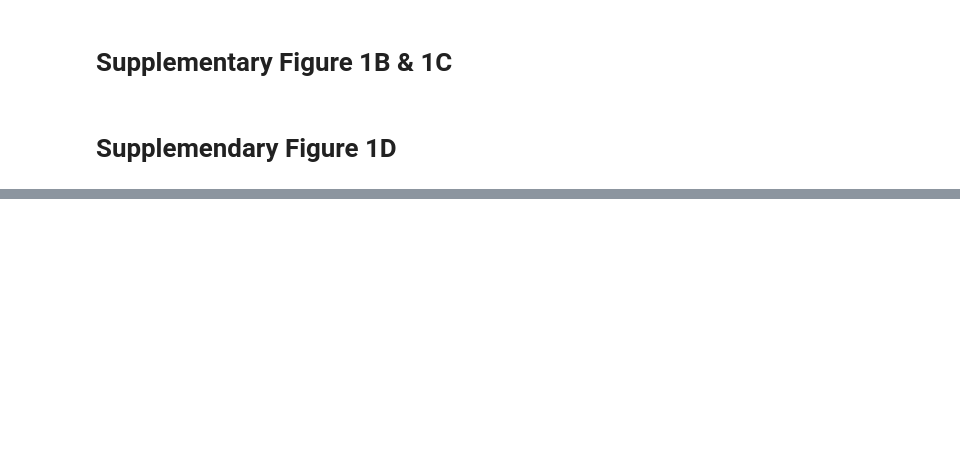
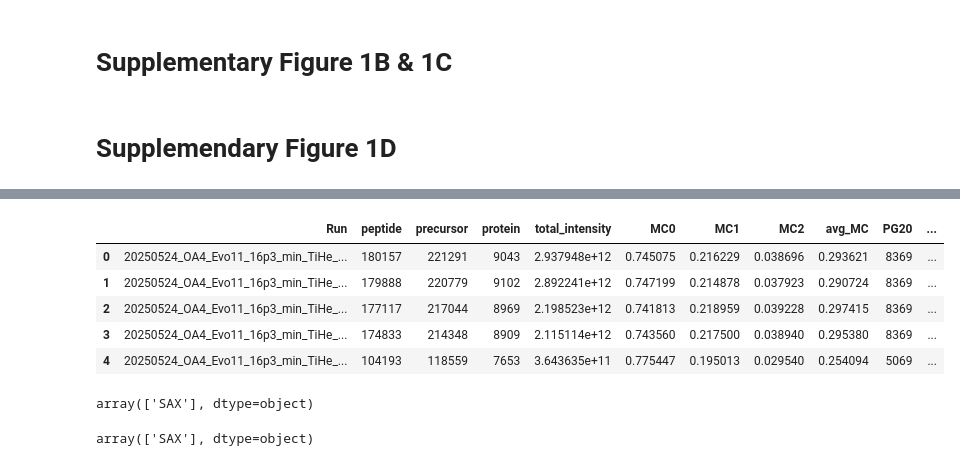
Before and after one commit to DenysOliinyk3007/SPEC-figures, a Jupyter notebook: SPEC_manuscript_Suppl_Figure1.ipynb, the cells around one changed output, grey strips where cells are left out. Drawn from its saved outputs; the diff is of its cells as text; code cells hidden in the pictures; blank space fills up the shorter version.

```diff
--- a/SPEC_manuscript_Suppl_Figure1.ipynb
+++ b/SPEC_manuscript_Suppl_Figure1.ipynb
@@ -177,0 +702,24 @@ fig.write_image(r'D:\Projects\SPEC\figs_raw\Suppl_Figure1b.pdf', width = 1000, h
+# %%
+from collections import defaultdict
+
+# Group experiments by file
+experiments_by_file = defaultdict(list)
+for exp in experiment_dict:
+    experiments_by_file[exp['path']].append(exp)
+
+# Process
+agg_stat_df = []
+for path, experiments in experiments_by_file.items():
+    df_full = cf.load_parquet_cached(path)
+    df_full = df_full[df_full['PG.Q.Value'] < 0.01]
+
+    for experiment in experiments:
+        _df_agg = cf.process_experiment(
+            df_full,
+            experiment,
+            protease='trypsin',
+            max_missed_cleavages=2
+        )
+        agg_stat_df.append(_df_agg)
+
+df = pd.concat(agg_stat_df, ignore_index=True)
@@ -177,0 +734,13 @@ fig.write_image(r'D:\Projects\SPEC\figs_raw\Suppl_Figure1b.pdf', width = 1000, h
+# %%
+df.head()
+# %% [output]
+|  | Run | peptide | precursor | protein | total_intensity | MC0 | MC1 | MC2 | avg_MC | PG20 | ... |
+| 0 | 20250524_OA4_Evo11_16p3_min_TiHe_... | 180157 | 221291 | 9043 | 2.937948e+12 | 0.745075 | 0.216229 | 0.038696 | 0.293621 | 8369 | ... |
+| 1 | 20250524_OA4_Evo11_16p3_min_TiHe_... | 179888 | 220779 | 9102 | 2.892241e+12 | 0.747199 | 0.214878 | 0.037923 | 0.290724 | 8369 | ... |
+| 2 | 20250524_OA4_Evo11_16p3_min_TiHe_... | 177117 | 217044 | 8969 | 2.198523e+12 | 0.741813 | 0.218959 | 0.039228 | 0.297415 | 8369 | ... |
+| 3 | 20250524_OA4_Evo11_16p3_min_TiHe_... | 174833 | 214348 | 8909 | 2.115114e+12 | 0.743560 | 0.217500 | 0.038940 | 0.295380 | 8369 | ... |
+| 4 | 20250524_OA4_Evo11_16p3_min_TiHe_... | 104193 | 118559 | 7653 | 3.643635e+11 | 0.775447 | 0.195013 | 0.029540 | 0.254094 | 5069 | ... |
+# %%
+df['method'].unique()
+# %% [output]
+array(['SAX'], dtype=object)
@@ -177,0 +749,4 @@ fig.write_image(r'D:\Projects\SPEC\figs_raw\Suppl_Figure1b.pdf', width = 1000, h
+# %%
+methods
+# %% [output]
+array(['SAX'], dtype=object)
```
Also changed, not shown: parts of 62 cells of this notebook.
